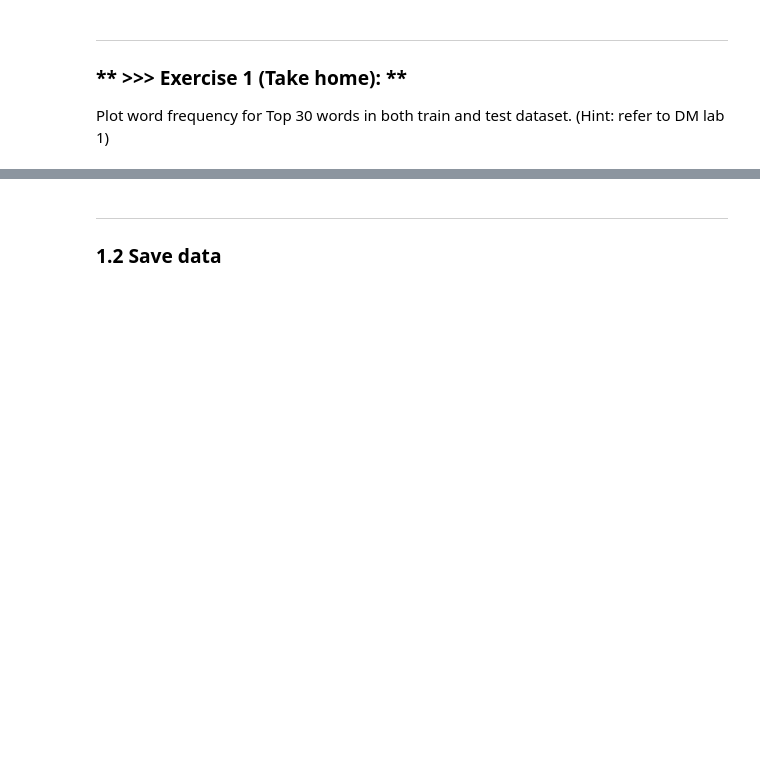
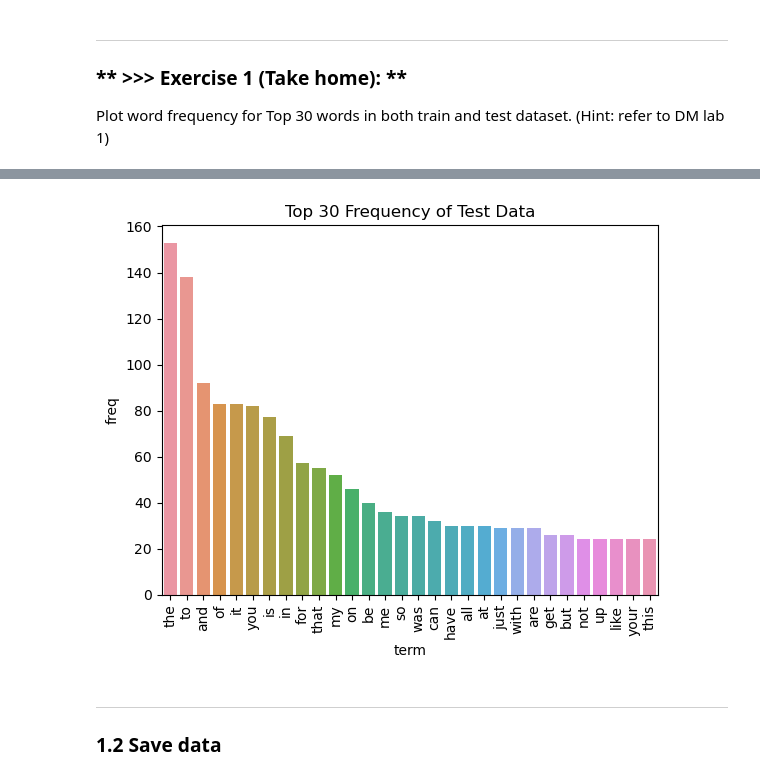
Before and after one commit to beeichigo/DM2023-Lab2-Master, a Jupyter notebook: DM2023-Lab2-Master.ipynb, the cells around one changed output, grey strips where cells are left out. Cells and saved outputs as stored; diff of their text form; code cells hidden in the pictures; blank space fills up the shorter version.

```diff
--- a/DM2023-Lab2-Master.ipynb
+++ b/DM2023-Lab2-Master.ipynb
@@ -120,3 +189,13 @@ Plot word frequency for Top 30 words in both train and test dataset. (Hint: refe
+# %%
+ts_fr = tsSort.sum().to_frame().reset_index()
+ts_fr = ts_fr.set_axis(['term', 'freq'], axis=1)
+
+g = sns.barplot(x=ts_fr.term[:30],
+            y=ts_fr.freq[:30])
+g.set(title='Top 30 Frequency of Test Data');
+g.set_xticklabels(ts_fr.term[:30], rotation = 90);
+# %% [output]
+[figure, added]
 # %% [markdown]
 ---
 ### 1.2 Save data
```
Also changed, not shown: parts of 58 cells of this notebook, 8 other files.
